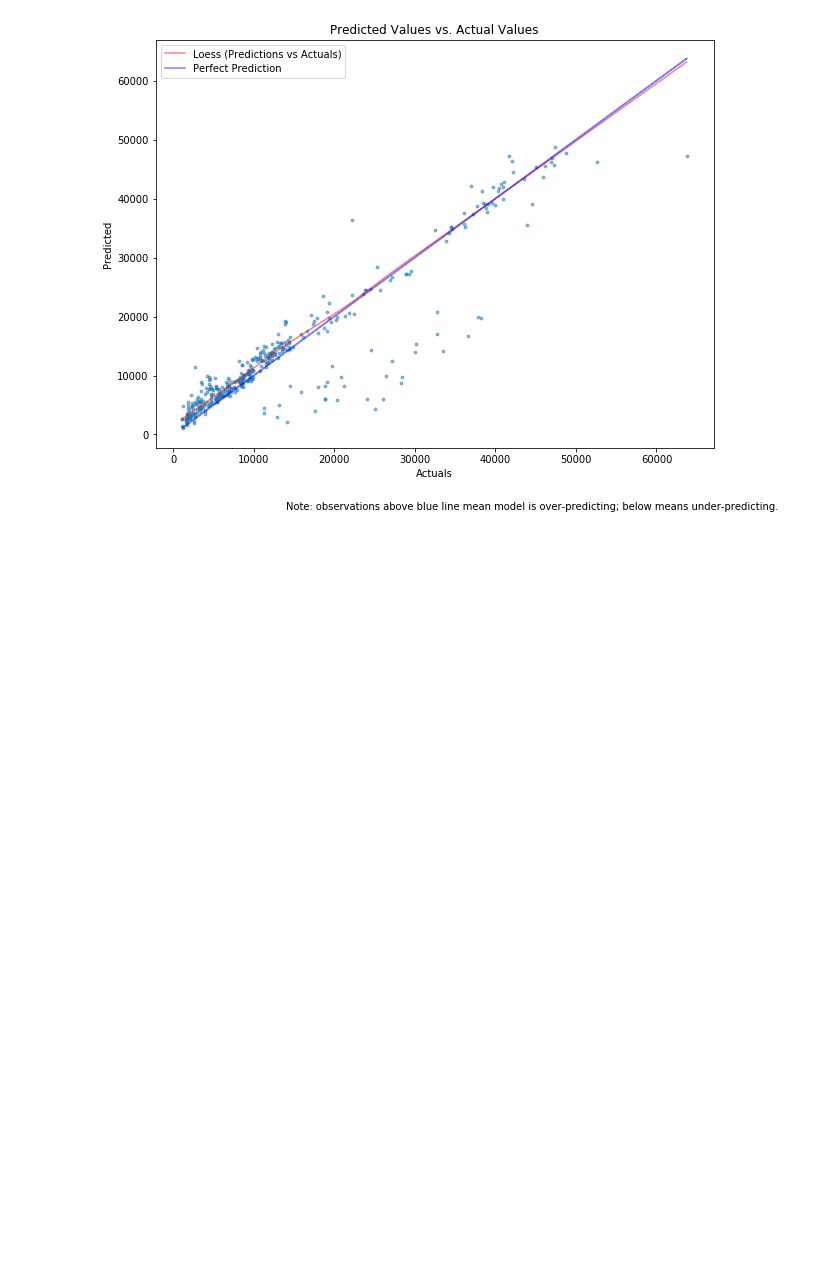
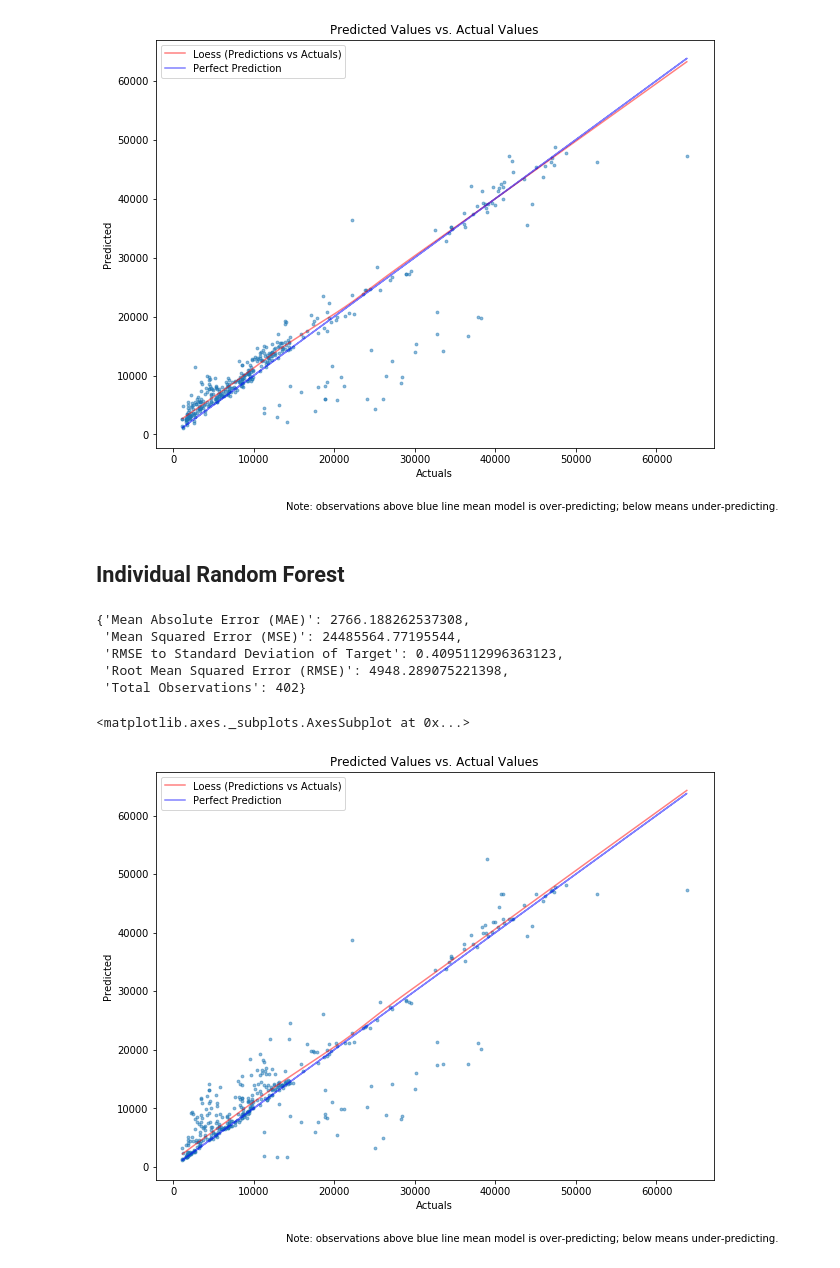
Before and after one commit to shane-kercheval/oo-learning, a Jupyter notebook: examples/regression-insurance/Model Aggregation and Stacking.ipynb, the cells around one changed output. Saved outputs shown, nothing was run; the diff lists cells and outputs as text; code cells hidden in the pictures; blank space fills up the shorter version.

Commit message:
Finished ModelAggregator and ModelStacker example, #6

```diff
--- a/examples/regression-insurance/Model Aggregation and Stacking.ipynb
+++ b/examples/regression-insurance/Model Aggregation and Stacking.ipynb
@@ -96,3 +101,26 @@ gbr_trainer.holdout_evaluator.plot_predictions_vs_actuals()
 # %% [output]
 <matplotlib.axes._subplots.AxesSubplot at 0x...>
 [figure]
+# %% [markdown]
+## Individual Random Forest
+# %%
+rf_trainer = ModelTrainer(model=RandomForestRegressor(),
+                          model_transformations=[DummyEncodeTransformer(CategoricalEncoding.DUMMY)],
+                          splitter=RegressionStratifiedDataSplitter(holdout_ratio=0.3),
+                          evaluator=RegressionEvaluator())
+rf_trainer.train(data=explore.dataset,
+                 target_variable='expenses',
+                 hyper_params=RandomForestHP(criterion='mae'))
+
+rf_trainer.holdout_evaluator.all_quality_metrics
+# %% [output]
+{'Mean Absolute Error (MAE)': 2766.188262537308,
+ 'Mean Squared Error (MSE)': 24485564.77195544,
+ 'RMSE to Standard Deviation of Target': 0.4095112996363123,
+ 'Root Mean Squared Error (RMSE)': 4948.289075221398,
+ 'Total Observations': 402}
+# %%
+rf_trainer.holdout_evaluator.plot_predictions_vs_actuals()
+# %% [output]
+<matplotlib.axes._subplots.AxesSubplot at 0x...>
+[figure, added]
```
Also changed, not shown: parts of 42 cells of this notebook, 2 other files.
